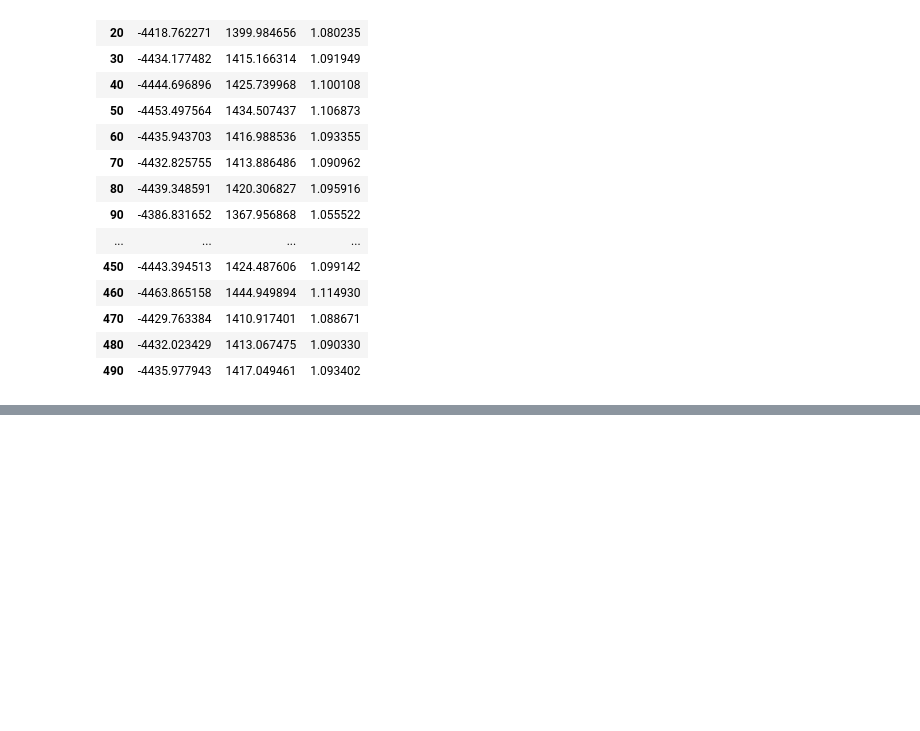
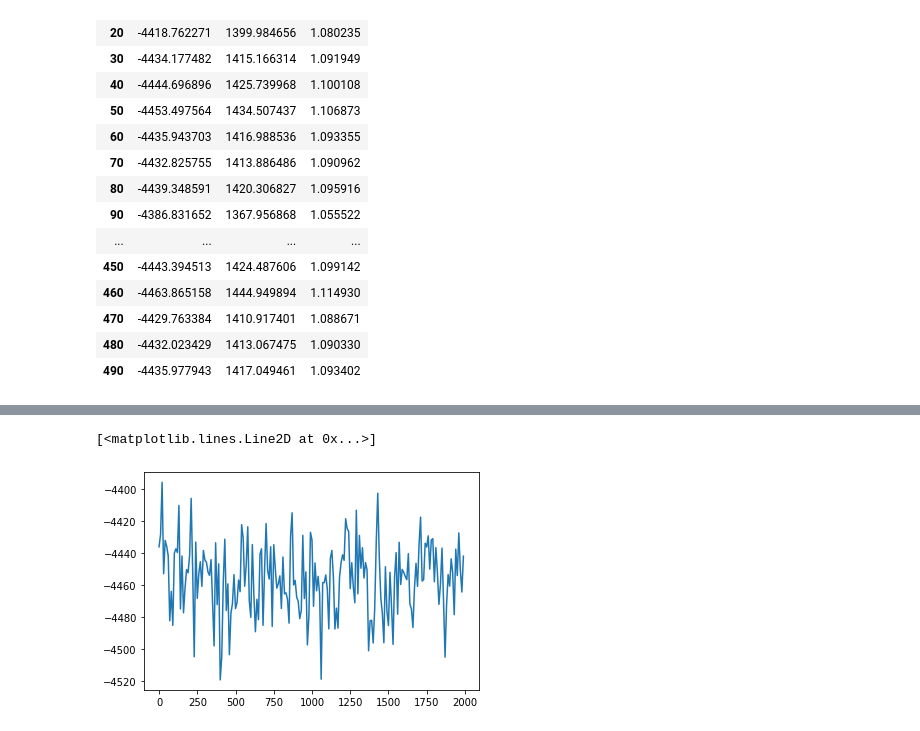
Before and after one commit to joheenc/liquid_argon_md, a Jupyter notebook: Liquid Argon Simulation.ipynb, the cells around one changed output, grey strips where cells are left out. Saved outputs shown, nothing was run; the diff lists cells and outputs as text; code cells hidden in the pictures; blank space fills up the shorter version.

```diff
--- a/Liquid Argon Simulation.ipynb
+++ b/Liquid Argon Simulation.ipynb
@@ -457,0 +526,9 @@ plt.plot(df['Un'])
+# %%
+import matplotlib.pyplot as plt
+import pandas as pd
+df = pd.read_csv('liquidargondata/fourththerm/E.csv', index_col='n')
+df['T'] = df['Kn'] * (2./3.) / N
+plt.plot(df['Un'])
+# %% [output]
+[<matplotlib.lines.Line2D at 0x...>]
+[figure, added]
```
Also changed, not shown: parts of 13 cells of this notebook.
